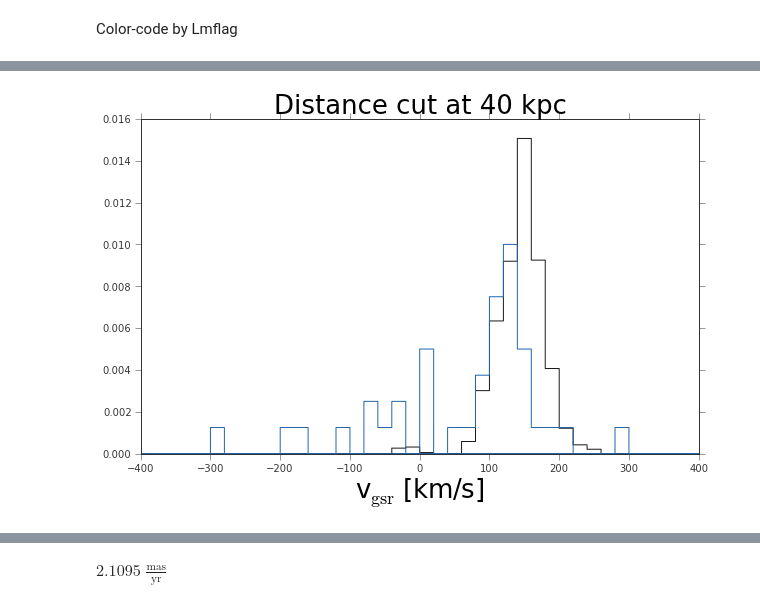
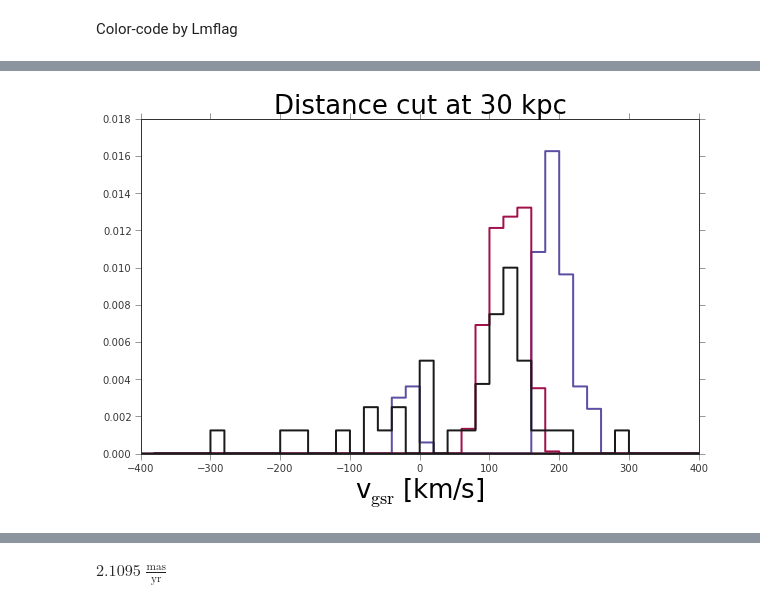
Before and after one commit to adrn/streams, a Jupyter notebook: text/notebooks/Hercules-Aquila.ipynb, the cells around one changed output, grey strips where cells are left out. Saved outputs shown, nothing was run; the diff lists cells and outputs as text; code cells hidden in the pictures.

```diff
--- a/text/notebooks/Hercules-Aquila.ipynb
+++ b/text/notebooks/Hercules-Aquila.ipynb
@@ -55,17 +70,24 @@ savefig("/Users/adrian/Downloads/l_Vgsr.pdf")
 # %%
-d_cut = 40
+d_cut = 30
 figure(figsize=(10,6))
-p_samp = p[(p['Lambda'] > 15) & (p['Lambda'] < 40) & (p['dist'] < 40)]
+p_samp1 = p[(p['Lambda'] > 15) & (p['Lambda'] < 40) & (p['dist'] < d_cut) & (p['Lmflag']==1)]
+p_samp2 = p[(p['Lambda'] > 15) & (p['Lambda'] < 40) & (p['dist'] < d_cut) & (p['Lmflag']==-1)]
 
-n,bins,patches = hist(p_samp['vgsr'],
-                      bins=np.arange(-400, 400+20, 20), histtype='step', normed=True)
+n,bins,patches = hist(p_samp1['vgsr'],
+                      bins=np.arange(-400, 400+20, 20),
+                      histtype='step', normed=True,
+                      color='#5e4fa2', lw=2.)
+n,bins,patches = hist(p_samp2['vgsr'],
+                      bins=np.arange(-400, 400+20, 20),
+                      histtype='step', normed=True,
+                      color='#a2114c', lw=2.)
 x = hist(herc_data['vgsr'],
-         bins=bins, histtype='step', normed=True)
+         bins=bins, histtype='step', normed=True, lw=2.)
 xlabel(r"v$_{\rm gsr}$ [km/s]", fontsize=26)
 title("Distance cut at {0} kpc".format(d_cut), fontsize=26)
 savefig("/Users/adrian/Downloads/vgsr_hist.pdf")
 # %% [output]
-[figure, old version]
+[figure, new version]
 # %%
 idx = (p_all['Lmflag'] == 1) & \
       (p_all['Lambda'] > 15) & (p_all['Lambda'] < 40) & \
```
Also changed, not shown: parts of 6 cells of this notebook.
